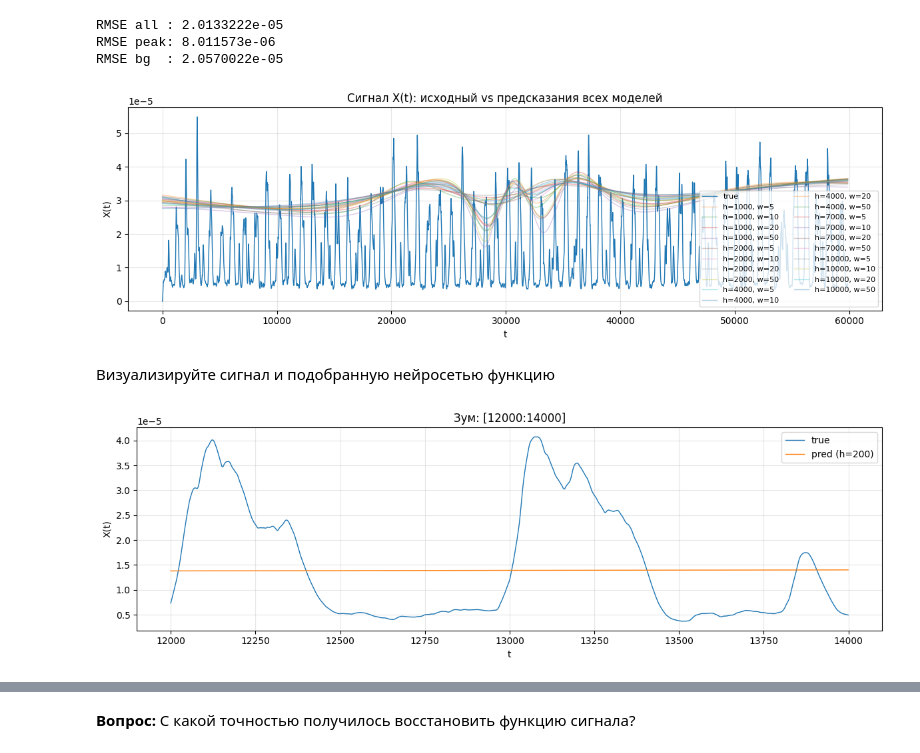
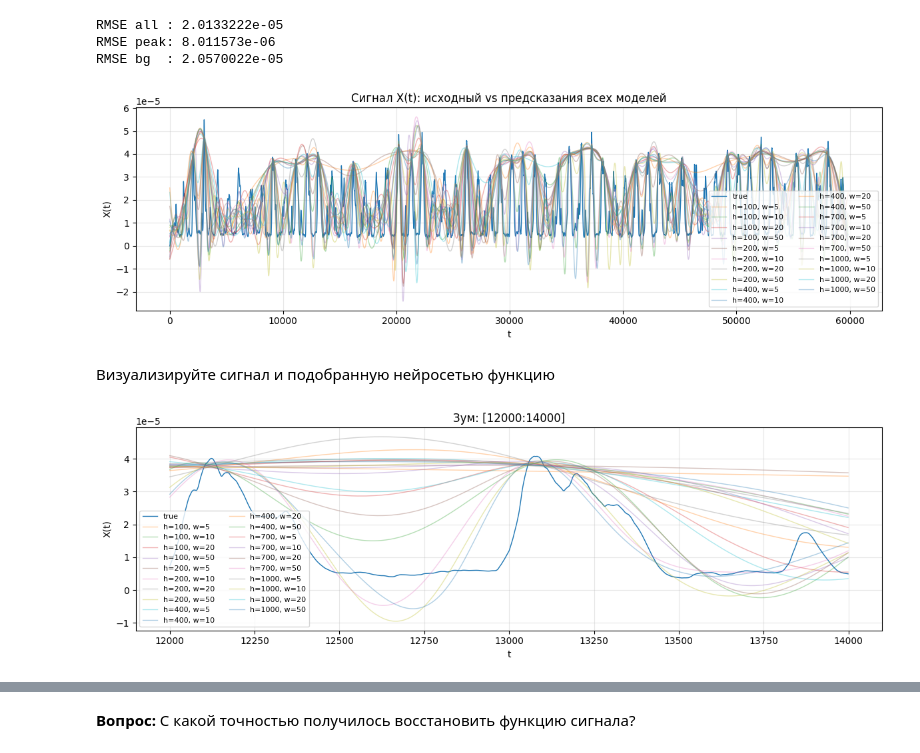
Before and after one commit to Saharochekl/FSR_ML, a Jupyter notebook: hometasks/Theme 10/Sem10_01.ipynb, the cells around one changed output, grey strips where cells are left out. Cells and saved outputs as stored; diff of their text form; code cells hidden in the pictures.

```diff
--- a/hometasks/Theme 10/Sem10_01.ipynb
+++ b/hometasks/Theme 10/Sem10_01.ipynb
@@ -448,7 +470,7 @@ def train_model_fullbatch(hidden_size, T_train, Y_train, T_test, Y_test, x_train
 
     return model, q95
 # %%
-hidden_list = [1000, 2000, 4000, 7000, 10000]
+hidden_list = [100, 200, 400, 700, 1000]
 models = {}
 w_sc_list =[5,10,20,50]
 # %%
@@ -461,7 +483,7 @@ for h in hidden_list:
             T_train=T_train, Y_train=Y_train,
             T_test=T_test,   Y_test=Y_test,
             x_train_raw=x_train_raw,
-            epochs=2000, lr=3e-3, alpha=50,
+            epochs=600, lr=3e-3, alpha=500,
             device=device,
             w_scale=w
         )
@@ -499,37 +536,51 @@ RMSE bg  : 2.0570022e-05
 # %%
 plt.figure(figsize=(12, 4))
 plt.plot(t, x, label="true", linewidth=1)
 
 for (h, w), (m, q95) in models.items():
     m.eval()
     with torch.no_grad():
         pred_all_n = m(T).detach().cpu().numpy().reshape(-1)
 
     pred_all_log = pred_all_n * x_std + x_mean
     pred_all = np.expm1(pred_all_log)
 
     plt.plot(t, pred_all, linewidth=1, alpha=0.35, label=f"h={h}, w={w}")
 
 plt.title("Сигнал X(t): исходный vs предсказания всех моделей")
 plt.xlabel("t"); plt.ylabel("X(t)")
 plt.grid(True, alpha=0.3)
 plt.legend(ncol=2, fontsize=8)
 plt.tight_layout()
+out_path = "signal_all_models.png"
+plt.savefig(out_path, dpi=600, bbox_inches="tight")
 plt.show()
 # %% [output]
-[figure, old version]
+[figure, new version]
 # %% [markdown]
 Визуализируйте сигнал и подобранную нейросетью функцию
 # %%
-i0, i1 = 12000, 14000  # поменяй на любой отрезок
+i0, i1 = 12000, 14000
+
 plt.figure(figsize=(12, 4))
 plt.plot(t[i0:i1], x[i0:i1], label="true", linewidth=1)
-plt.plot(t[i0:i1], pred_all[i0:i1], label=f"pred (h={best_h})", linewidth=1)
+for (h, w), (m, q95) in models.items():
+    m.eval()
+    with torch.no_grad():
+        pred_all_n = m(T).detach().cpu().numpy().reshape(-1)
+
+    pred_all_log = pred_all_n * x_std + x_mean
+    pred_all = np.expm1(pred_all_log)
+
+    plt.plot(t[i0:i1], pred_all[i0:i1], linewidth=1, alpha=0.35, label=f"h={h}, w={w}")
+
 plt.title(f"Зум: [{i0}:{i1}]")
 plt.xlabel("t"); plt.ylabel("X(t)")
 plt.grid(True, alpha=0.3)
-plt.legend()
+plt.legend(ncol=2, fontsize=8)
 plt.tight_layout()
+out_path = "signal_all_models_crop.png"
+plt.savefig(out_path, dpi=600, bbox_inches="tight")
 plt.show()
 # %% [output]
-[figure, old version]
+[figure, new version]
```
Also changed, not shown: parts of 10 cells of this notebook.
